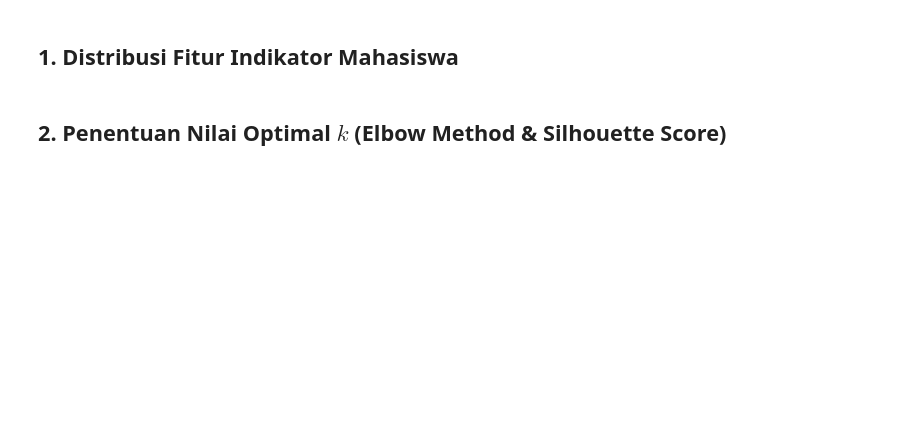
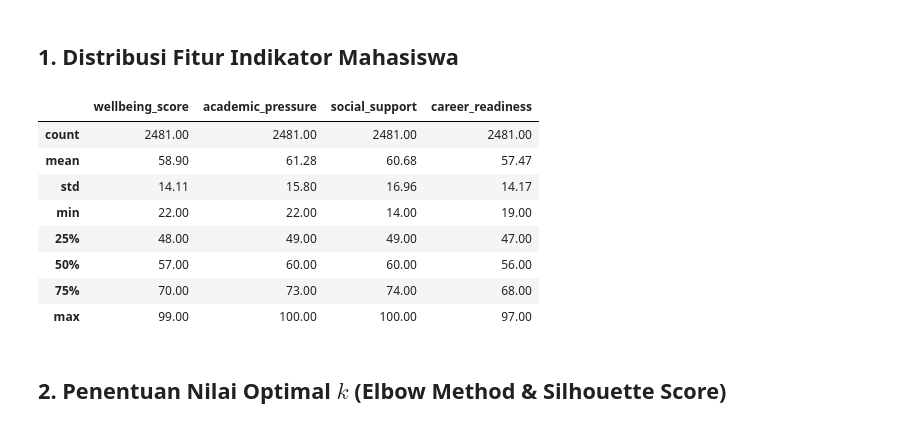
Before and after one commit to ardanrizky/Nadi-Kampus-, a Jupyter notebook: notebooks/01_eda_and_kmeans_clustering.ipynb, the cells around one changed output. Saved outputs shown, nothing was run; the diff lists cells and outputs as text; code cells hidden in the pictures; blank space fills up the shorter version.

```diff
--- a/notebooks/01_eda_and_kmeans_clustering.ipynb
+++ b/notebooks/01_eda_and_kmeans_clustering.ipynb
@@ -20,7 +28,17 @@ df.head()
 ## 1. Distribusi Fitur Indikator Mahasiswa
 # %%
 features = ['wellbeing_score', 'academic_pressure', 'social_support', 'career_readiness']
-df[features].describe()
+df[features].describe().round(2)
+# %% [output]
+|  | wellbeing_score | academic_pressure | social_support | career_readiness |
+| count | 2481.00 | 2481.00 | 2481.00 | 2481.00 |
+| mean | 58.90 | 61.28 | 60.68 | 57.47 |
+| std | 14.11 | 15.80 | 16.96 | 14.17 |
+| min | 22.00 | 22.00 | 14.00 | 19.00 |
+| 25% | 48.00 | 49.00 | 49.00 | 47.00 |
+| 50% | 57.00 | 60.00 | 60.00 | 56.00 |
+| 75% | 70.00 | 73.00 | 74.00 | 68.00 |
+| max | 99.00 | 100.00 | 100.00 | 97.00 |
 # %% [markdown]
 ## 2. Penentuan Nilai Optimal $k$ (Elbow Method & Silhouette Score)
 # %%
```
Also changed, not shown: parts of 9 cells of this notebook.
